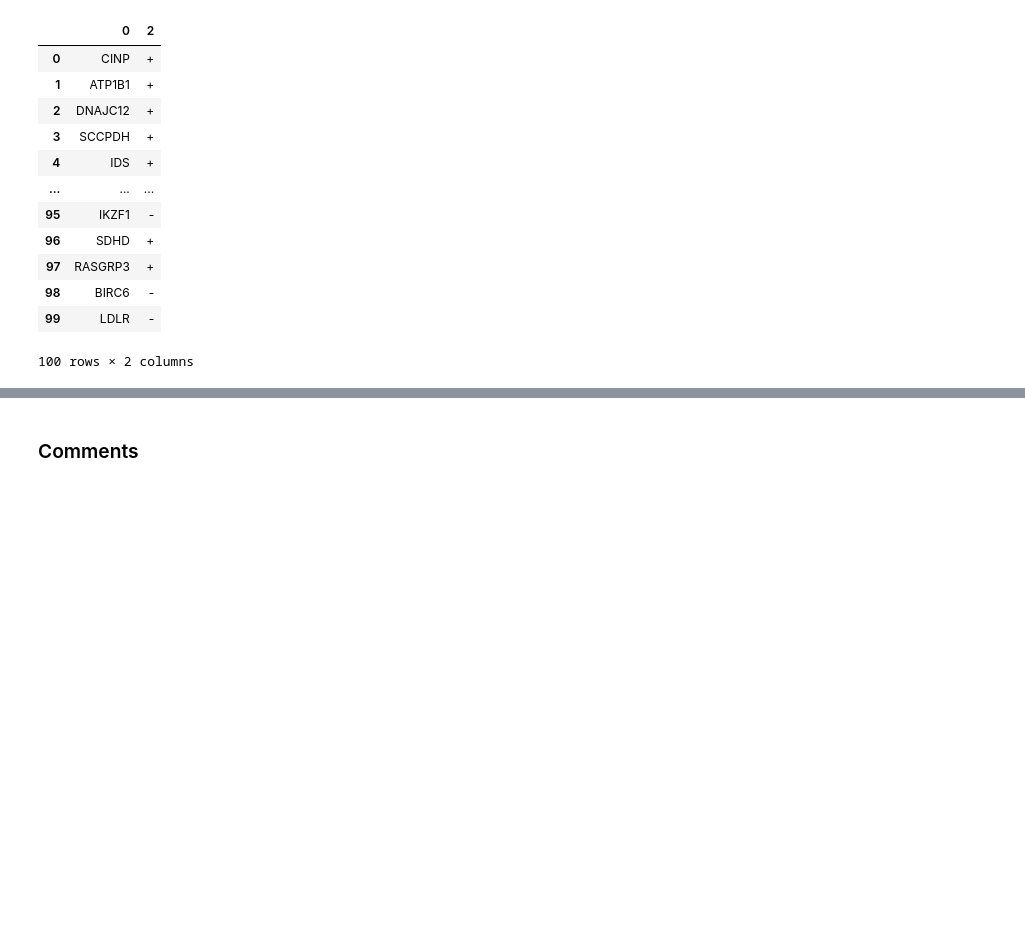
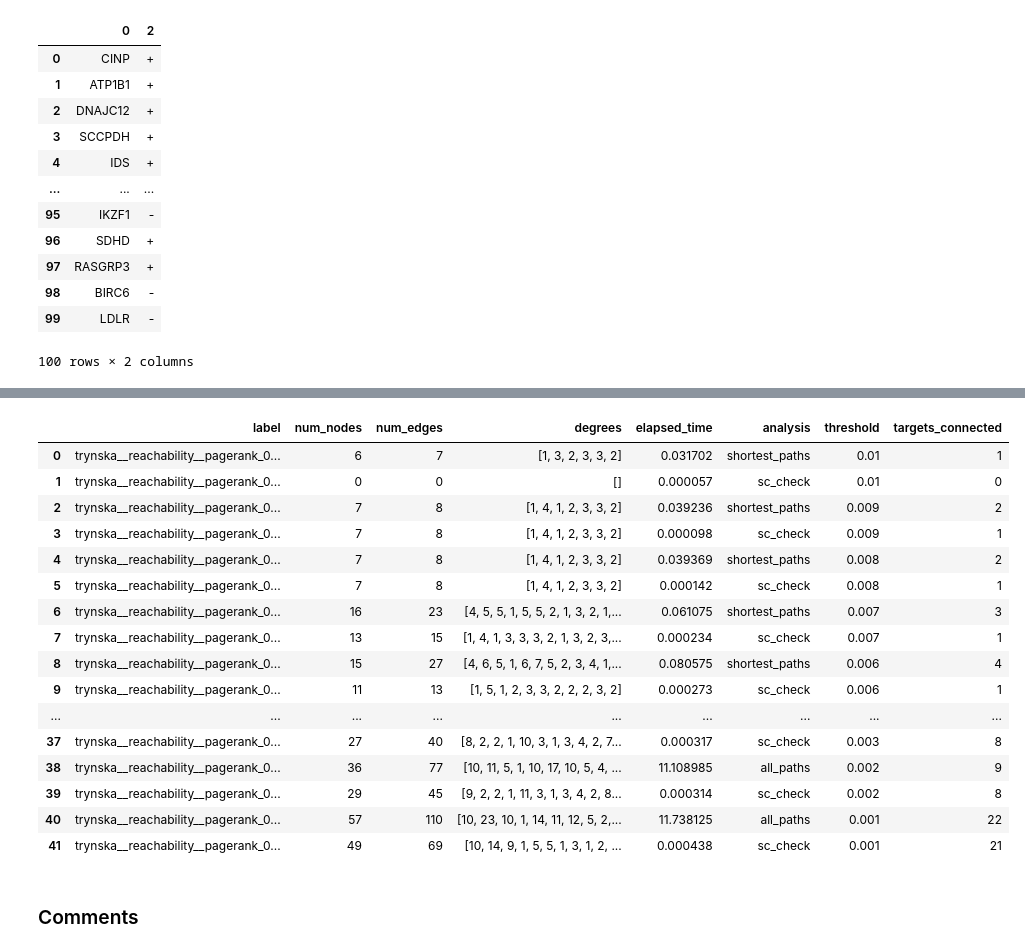
Before and after one commit to saezlab/uptown, a Jupyter notebook: data_applications.ipynb, the cells around one changed output, grey strips where cells are left out. Cells and saved outputs as stored; diff of their text form; code cells hidden in the pictures; blank space fills up the shorter version.

Commit message:
updated paths

```diff
--- a/data_applications.ipynb
+++ b/data_applications.ipynb
@@ -74,3 +87,23 @@ pagerank__0.004__allpaths__sc__shortest v.s. pagerank__0.0__shortest__sc: Mann-W
+# %%
+G1P_solver.runinfo_df
+# %% [output]
+|  | label | num_nodes | num_edges | degrees | elapsed_time | analysis | threshold | targets_connected |
+| 0 | trynska__reachability__pagerank_0... | 6 | 7 | [1, 3, 2, 3, 3, 2] | 0.031702 | shortest_paths | 0.01 | 1 |
+| 1 | trynska__reachability__pagerank_0... | 0 | 0 | [] | 0.000057 | sc_check | 0.01 | 0 |
+| 2 | trynska__reachability__pagerank_0... | 7 | 8 | [1, 4, 1, 2, 3, 3, 2] | 0.039236 | shortest_paths | 0.009 | 2 |
+| 3 | trynska__reachability__pagerank_0... | 7 | 8 | [1, 4, 1, 2, 3, 3, 2] | 0.000098 | sc_check | 0.009 | 1 |
+| 4 | trynska__reachability__pagerank_0... | 7 | 8 | [1, 4, 1, 2, 3, 3, 2] | 0.039369 | shortest_paths | 0.008 | 2 |
+| 5 | trynska__reachability__pagerank_0... | 7 | 8 | [1, 4, 1, 2, 3, 3, 2] | 0.000142 | sc_check | 0.008 | 1 |
+| 6 | trynska__reachability__pagerank_0... | 16 | 23 | [4, 5, 5, 1, 5, 5, 2, 1, 3, 2, 1,... | 0.061075 | shortest_paths | 0.007 | 3 |
+| 7 | trynska__reachability__pagerank_0... | 13 | 15 | [1, 4, 1, 3, 3, 3, 2, 1, 3, 2, 3,... | 0.000234 | sc_check | 0.007 | 1 |
+| 8 | trynska__reachability__pagerank_0... | 15 | 27 | [4, 6, 5, 1, 6, 7, 5, 2, 3, 4, 1,... | 0.080575 | shortest_paths | 0.006 | 4 |
+| 9 | trynska__reachability__pagerank_0... | 11 | 13 | [1, 5, 1, 2, 3, 3, 2, 2, 2, 3, 2] | 0.000273 | sc_check | 0.006 | 1 |
+| ... | ... | ... | ... | ... | ... | ... | ... | ... |
+| 37 | trynska__reachability__pagerank_0... | 27 | 40 | [8, 2, 2, 1, 10, 3, 1, 3, 4, 2, 7... | 0.000317 | sc_check | 0.003 | 8 |
+| 38 | trynska__reachability__pagerank_0... | 36 | 77 | [10, 11, 5, 1, 10, 17, 10, 5, 4, ... | 11.108985 | all_paths | 0.002 | 9 |
+| 39 | trynska__reachability__pagerank_0... | 29 | 45 | [9, 2, 2, 1, 11, 3, 1, 3, 4, 2, 8... | 0.000314 | sc_check | 0.002 | 8 |
+| 40 | trynska__reachability__pagerank_0... | 57 | 110 | [10, 23, 10, 1, 14, 11, 12, 5, 2,... | 11.738125 | all_paths | 0.001 | 22 |
+| 41 | trynska__reachability__pagerank_0... | 49 | 69 | [10, 14, 9, 1, 5, 5, 1, 3, 1, 2, ... | 0.000438 | sc_check | 0.001 | 21 |
 # %% [markdown]
 ### Comments
 # %% [markdown]
```
Also changed, not shown: parts of 12 cells of this notebook, 1 other file.
